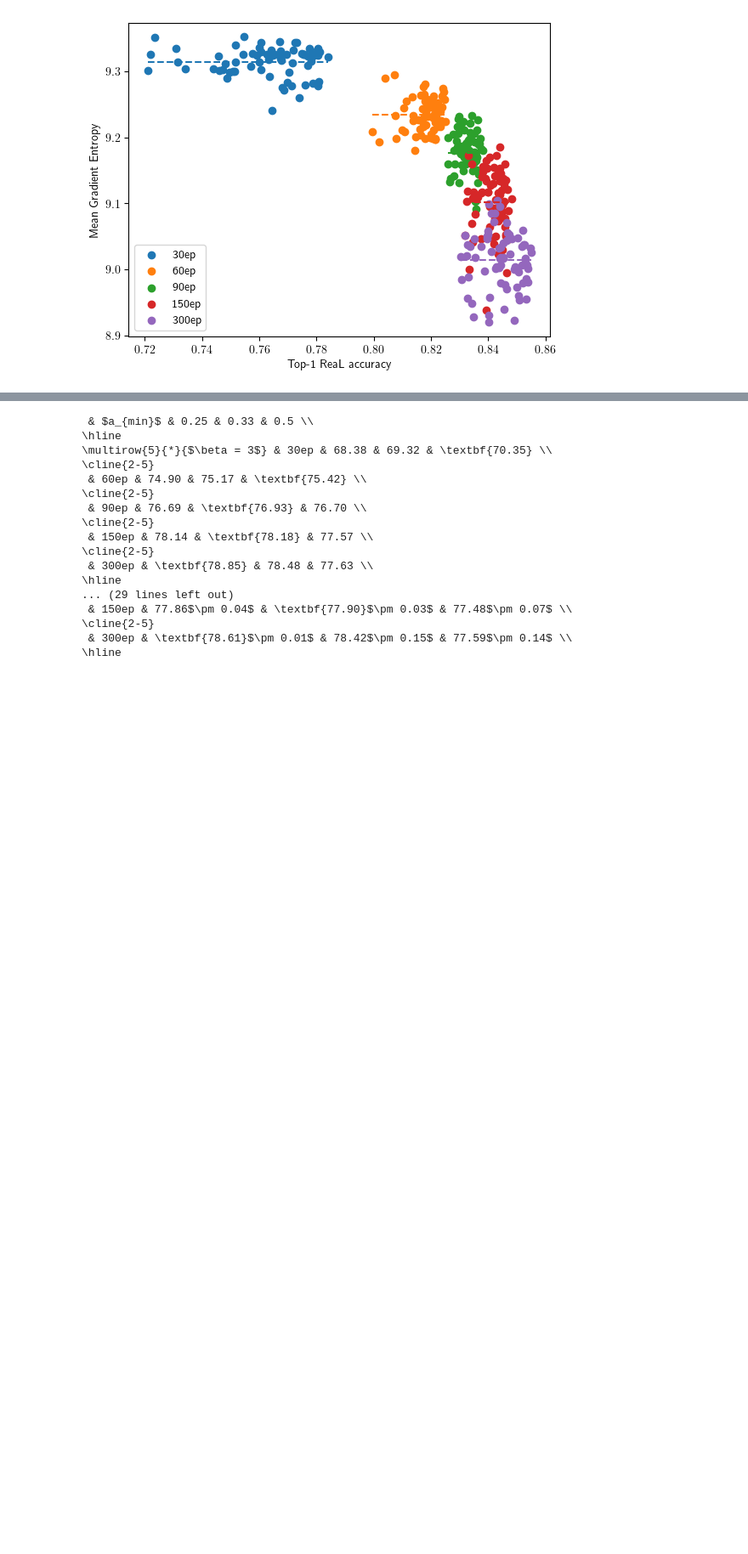
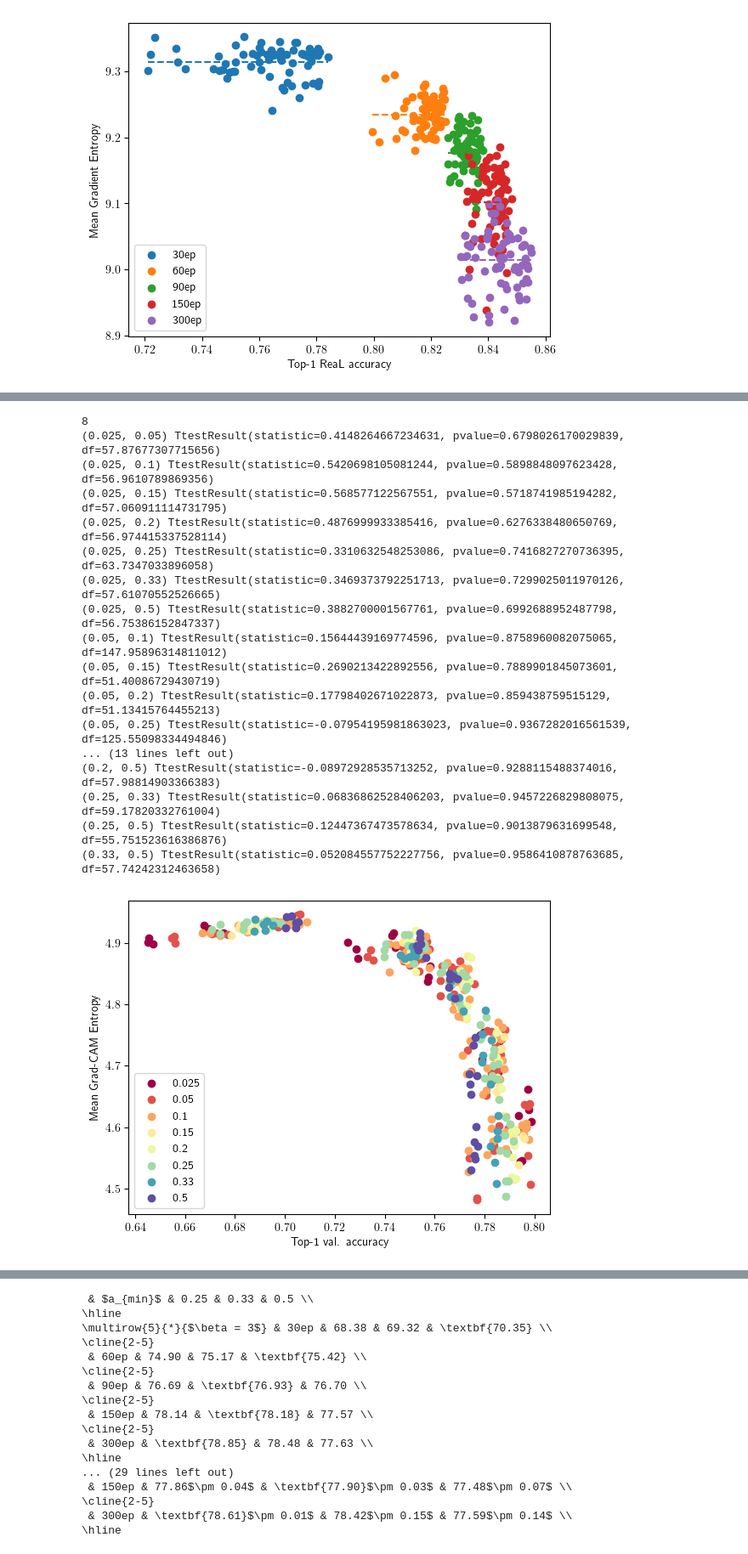
Before and after one commit to EIFY/mup-vit, a Jupyter notebook: notebooks/sweep_eval.ipynb, the cells around one changed output, grey strips where cells are left out. Shown at 85% size. Cells and saved outputs as stored; diff of their text form; code cells hidden in the pictures; blank space fills up the shorter version.

Commit message:
non-result of crop scale lower bound vs. mean entropies

```diff
--- a/notebooks/sweep_eval.ipynb
+++ b/notebooks/sweep_eval.ipynb
@@ -656,15 +656,25 @@ plt.show()
 300 9.014281
 [figure]
 # %%
+import itertools, os, json
+from scipy.stats import ttest_ind
+
+import numpy as np
 import matplotlib
 from cycler import cycler
+
+import matplotlib.pyplot as plt
+
+ROOT = "/home/jason-chou/Downloads/imagenet-runs/logs"
+
+plt.rcParams['text.usetex'] = True
+plt.rcParams['font.size'] = 10
 
 lower_scale = [0.025, 0.05, 0.1, 0.15, 0.2, 0.25]
 all_scale = lower_scale + [0.33, 0.5]
 old_cycle = matplotlib.rcParams['axes.prop_cycle']
 matplotlib.rcParams['axes.prop_cycle'] = cycler('color', plt.cm.Spectral(np.linspace(0, 1, len(all_scale))))
 data = {s: [] for s in all_scale}
-
 
 for run in os.listdir(ROOT):
     if os.path.isdir(os.path.join(ROOT, run)):
@@ -677,9 +687,17 @@ for run in os.listdir(ROOT):
                 data[s].append((d['best_acc1'], np.mean(arr)))
                 break
 
+ls_y = []
 for s, seq in data.items():
     x, y = zip(*seq)
+    ls_y.append((s, y))
     plt.scatter(x, y, label=str(s))
+
+print(len(ls_y))
+for pair in itertools.combinations(ls_y, r=2):
+    (ls1, a), (ls2, b) = pair
+    print((ls1, ls2), ttest_ind(a, b, equal_var=False))
+
 
 plt.legend(loc="lower left")
 plt.xlabel("Top-1 val. accuracy")
@@ -691 +726,56 @@ matplotlib.rcParams['axes.prop_cycle'] = old_cycle
 [figure]
+# %%
+old_cycle = matplotlib.rcParams['axes.prop_cycle']
+matplotlib.rcParams['axes.prop_cycle'] = cycler('color', plt.cm.Spectral(np.linspace(0, 1, len(all_scale))))
+data = {s: [] for s in all_scale}
+
+filename = 'cam_entropy.npy'
+
+for run in os.listdir(ROOT):
+    if os.path.isdir(os.path.join(ROOT, run)):
+        for s in all_scale:
+            if (key := f"{str(s)}-lower-scale") in run:
+                arr = np.load(os.path.join(ROOT, run, filename))
+                path = os.path.join(ROOT, run, "acc.json")
+                with open(path) as f:
+                    d = json.load(f)
+                data[s].append((d['best_acc1'], np.mean(arr)))
+                break
+
+ls_y = []
+for s, seq in data.items():
+    x, y = zip(*seq)
+    ls_y.append((s, y))
+    plt.scatter(x, y, label=str(s))
+
+print(len(ls_y))
+for pair in itertools.combinations(ls_y, r=2):
+    (ls1, a), (ls2, b) = pair
+    print((ls1, ls2), ttest_ind(a, b, equal_var=False))
+
+
+plt.legend(loc="lower left")
+plt.xlabel("Top-1 val. accuracy")
+plt.ylabel("Mean Grad-CAM Entropy")
+plt.savefig("cam_entropy_vs_acc_lower_scale_full.png")
+plt.show()
+matplotlib.rcParams['axes.prop_cycle'] = old_cycle
+# %% [output]
+8
+(0.025, 0.05) TtestResult(statistic=0.4148264667234631, pvalue=0.6798026170029839, df=57.87677307715656)
+(0.025, 0.1) TtestResult(statistic=0.5420698105081244, pvalue=0.5898848097623428, df=56.9610789869356)
+(0.025, 0.15) TtestResult(statistic=0.568577122567551, pvalue=0.5718741985194282, df=57.060911114731795)
+(0.025, 0.2) TtestResult(statistic=0.4876999933385416, pvalue=0.6276338480650769, df=56.974415337528114)
+(0.025, 0.25) TtestResult(statistic=0.3310632548253086, pvalue=0.7416827270736395, df=63.7347033896058)
+(0.025, 0.33) TtestResult(statistic=0.3469373792251713, pvalue=0.7299025011970126, df=57.61070552526665)
+(0.025, 0.5) TtestResult(statistic=0.3882700001567761, pvalue=0.6992688952487798, df=56.75386152847337)
+(0.05, 0.1) TtestResult(statistic=0.15644439169774596, pvalue=0.8758960082075065, df=147.95896314811012)
+(0.05, 0.15) TtestResult(statistic=0.2690213422892556, pvalue=0.7889901845073601, df=51.40086729430719)
+(0.05, 0.2) TtestResult(statistic=0.17798402671022873, pvalue=0.859438759515129, df=51.13415764455213)
+(0.05, 0.25) TtestResult(statistic=-0.07954195981863023, pvalue=0.9367282016561539, df=125.55098334494846)
+... (13 lines left out)
+(0.2, 0.5) TtestResult(statistic=-0.08972928535713252, pvalue=0.9288115488374016, df=57.98814903366383)
+(0.25, 0.33) TtestResult(statistic=0.06836862528406203, pvalue=0.9457226829808075, df=59.17820332761004)
+(0.25, 0.5) TtestResult(statistic=0.12447367473578634, pvalue=0.9013879631699548, df=55.751523616386876)
+(0.33, 0.5) TtestResult(statistic=0.052084557752227756, pvalue=0.9586410878763685, df=57.74242312463658)
+[figure, added]
```
Also changed, not shown: parts of 2 cells of this notebook.
